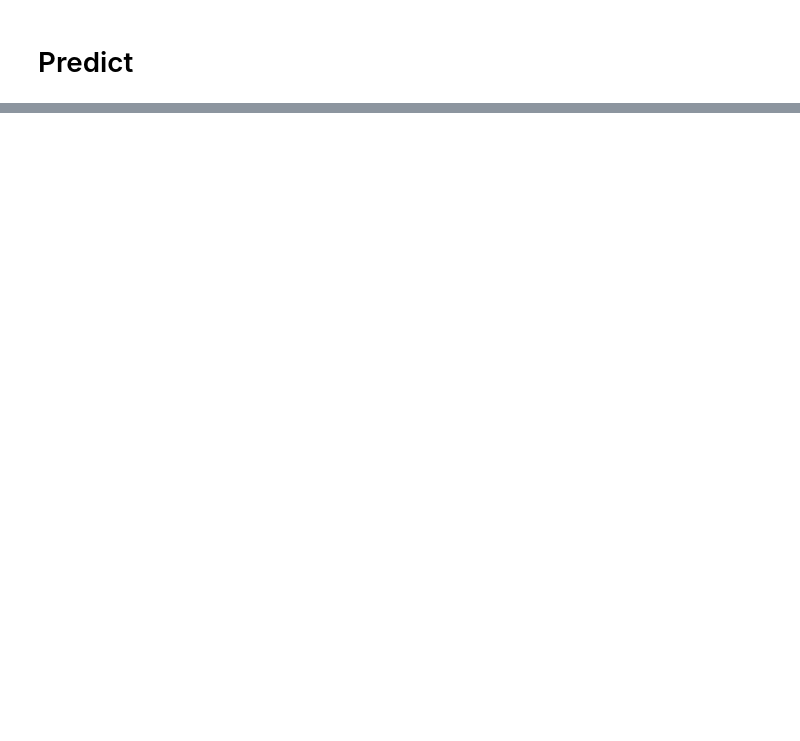
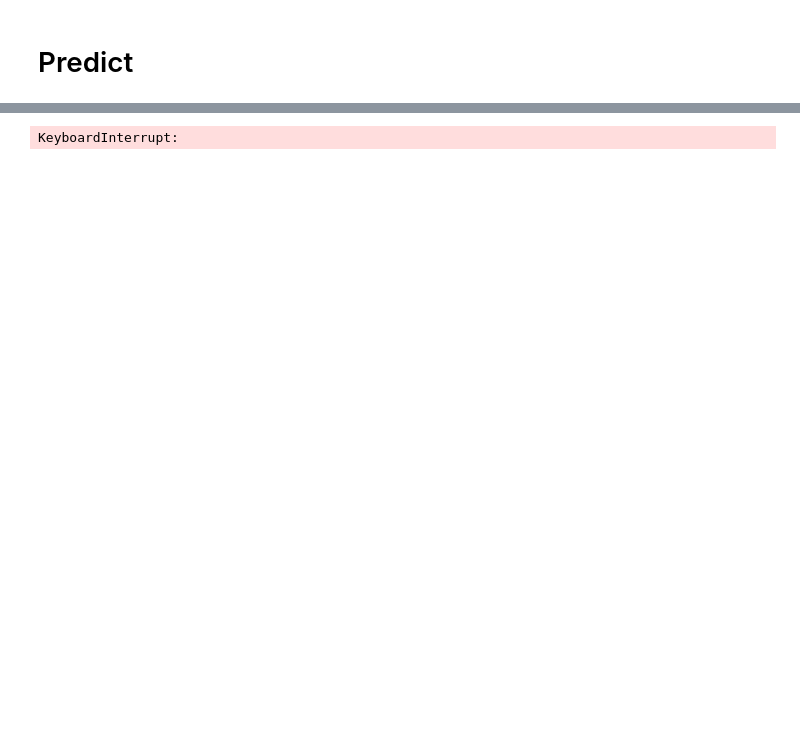
Before and after one commit to fathinahnj/skripsi, a Jupyter notebook: waste_classification_skripsi.ipynb, the cells around one changed output, grey strips where cells are left out. Drawn from its saved outputs; the diff is of its cells as text; code cells hidden in the pictures; blank space fills up the shorter version.

Commit message:
add tracker (unfinished)

```diff
--- a/waste_classification_skripsi.ipynb
+++ b/waste_classification_skripsi.ipynb
@@ -166,0 +319,32 @@ Results saved to /content/drive/MyDrive/SKRIPSI/hasil_video/hasil_video/predict
+# %%
+frame_samples = []
+
+def callback(frame, i):
+    result = model.infer(frame, confidence=CONFIDENCE_THRESHOLD)[0]
+    detections = sv.Detections.from_inference(result).with_nms(threshold=NMS_THRESHOLD)
+    detections = tracker.update(detections, frame=frame)
+
+    annotated_image = frame.copy()
+    annotated_image = box_annotator.annotate(annotated_image, detections)
+    annotated_image = trace_annotator.annotate(annotated_image, detections)
+    annotated_image = label_annotator.annotate(annotated_image, detections, detections.tracker_id)
+
+    if i % 30 == 0 and i != 0:
+        frame_samples.append(annotated_image)
+
+    return annotated_image
+
+# tracker.reset()
+# %%
+sv.process_video(
+    source_path=SOURCE_VIDEO_PATH,
+    target_path=TARGET_VIDEO_PATH,
+    callback=callback,
+    show_progress=True,
+)
+# %% [output]
+KeyboardInterrupt:
+# %%
+sv.plot_images_grid(images=frame_samples[:4], grid_size=(2, 2))
+# %% [output]
+[figure, added]
```
Also changed, not shown: parts of 29 cells of this notebook.
